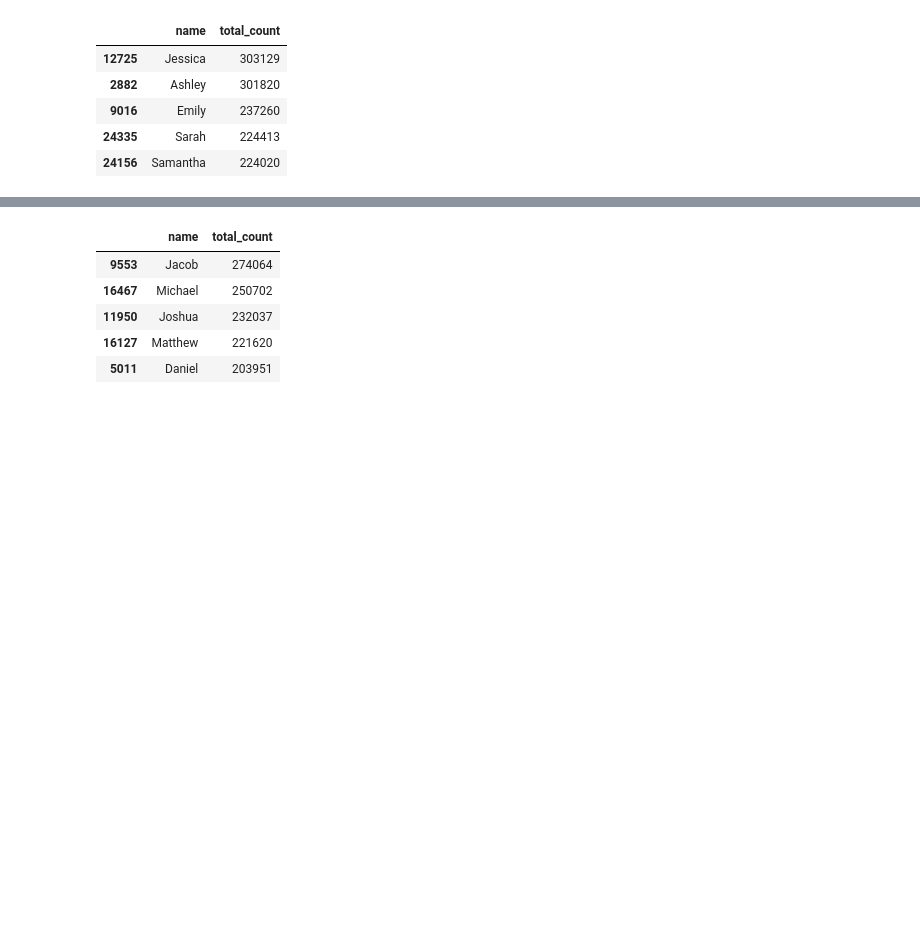
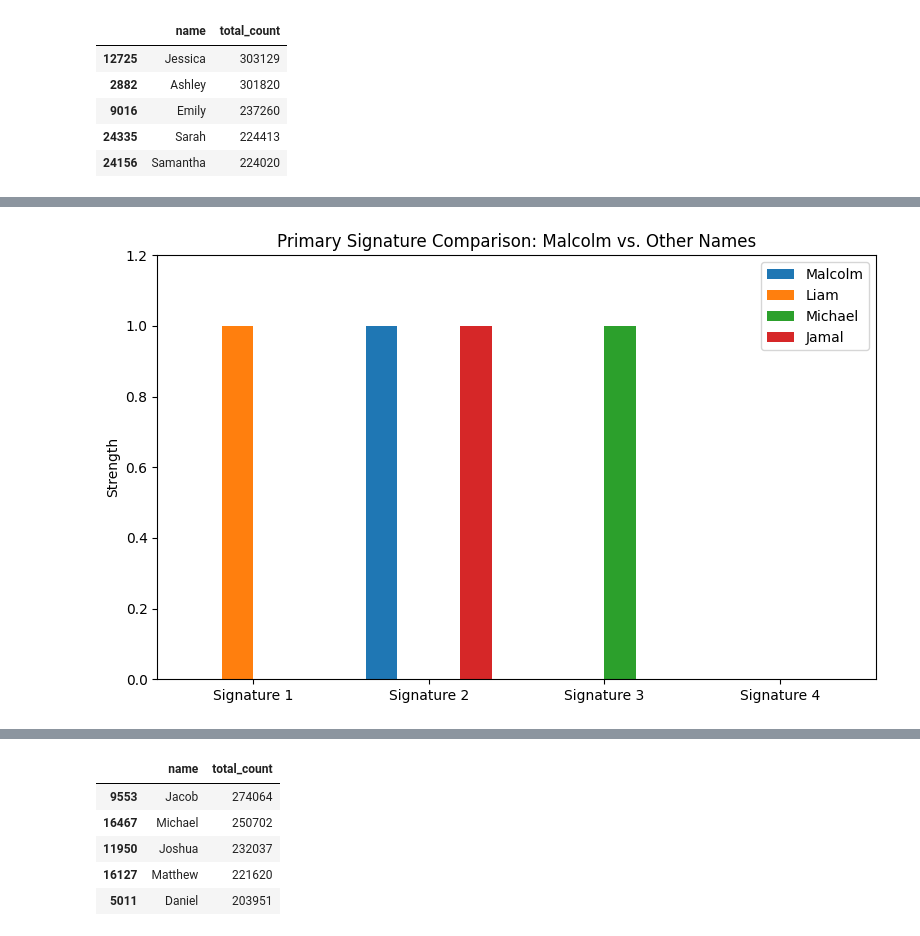
Before and after one commit to mclary-claritywithdata/malcolm_effect, a Jupyter notebook: TheMalcolmEffect.ipynb, the cells around one changed output, grey strips where cells are left out. Cells and saved outputs as stored; diff of their text form; code cells hidden in the pictures; blank space fills up the shorter version.

```diff
--- a/TheMalcolmEffect.ipynb
+++ b/TheMalcolmEffect.ipynb
@@ -845,0 +1109,30 @@ Text(0.5, 1.0, 'Top 10 Male Names in the 2020s')
+# %%
+comparison_names = ["Malcolm", "Liam", "Michael", "Jamal"]
+
+hard_vectors = []
+labels = []
+
+for n in comparison_names:
+    vec = get_hard_signature(n)
+    if vec is not None:
+        hard_vectors.append(vec)
+        labels.append(n)
+
+hard_vectors = np.array(hard_vectors)
+
+plt.figure(figsize=(8,5))
+x = np.arange(4)
+width = 0.18
+
+for i, name in enumerate(labels):
+    plt.bar(x + i*width, hard_vectors[i], width=width, label=name)
+
+plt.xticks(x + width*1.5, ["Signature 1","Signature 2","Signature 3","Signature 4"])
+plt.ylim(0,1.2)
+plt.title("Primary Signature Comparison: Malcolm vs. Other Names")
+plt.ylabel("Strength")
+plt.legend()
+plt.tight_layout()
+plt.show()
+# %% [output]
+[figure, added]
```
Also changed, not shown: parts of 25 cells of this notebook.
